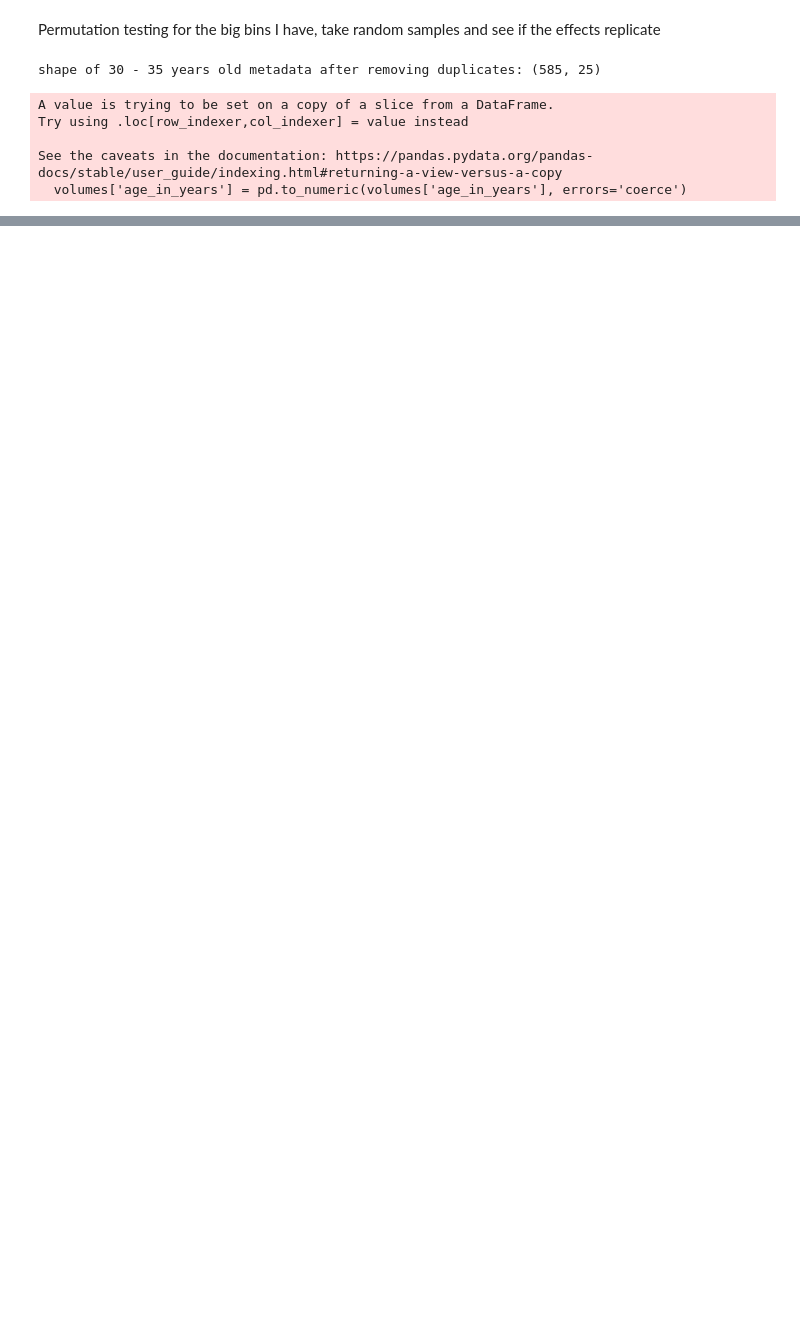
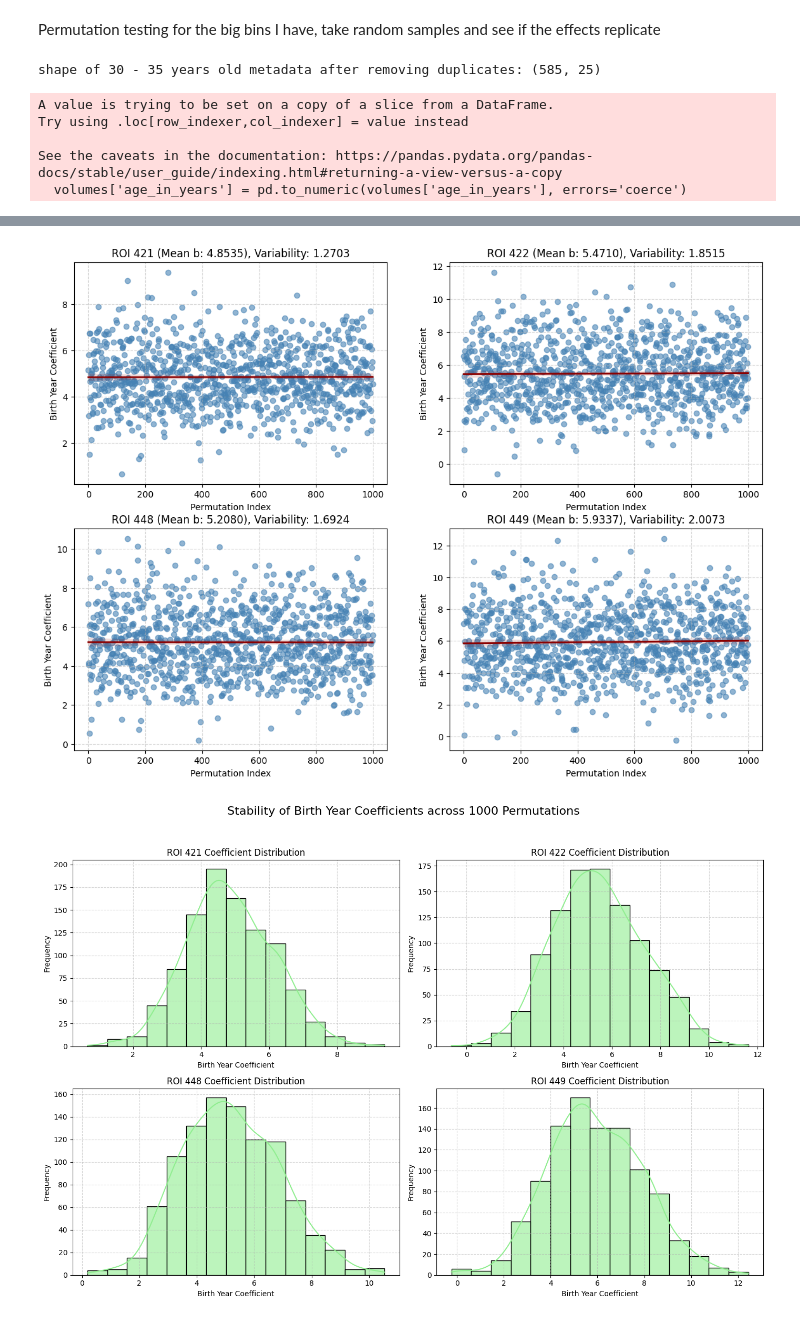
Before and after one commit to GaiaNegev13/legacy_pipe, a Jupyter notebook: scripts/step11_perm_testing.ipynb, the cells around one changed output, grey strips where cells are left out. Saved outputs shown, nothing was run; the diff lists cells and outputs as text; code cells hidden in the pictures; blank space fills up the shorter version.

```diff
--- a/scripts/step11_perm_testing.ipynb
+++ b/scripts/step11_perm_testing.ipynb
@@ -194,0 +121,60 @@ Running 50 stability permutations...
+# %%
+import seaborn as sns
+
+# --- 2. Visualization: Specific ROI Scatter Plots ---
+# Create 2 plots with 2x2 grid for the 4 target ROIs
+fig1, axes = plt.subplots(2, 2, figsize=(14, 10)) # scatter plots
+fig2, axes2 = plt.subplots(2, 2, figsize=(14, 10)) # histograms
+axes = axes.flatten()
+axes2 = axes2.flatten()
+
+for i, roi in enumerate(roi_list):
+    if roi in coef_accumulator and len(coef_accumulator[roi]) > 0:
+        # Create a temporary dataframe for this ROI's results
+        df_roi_viz = pd.DataFrame({
+            'Permutation': range(len(coef_accumulator[roi])),
+            'Beta': coef_accumulator[roi]
+        })
+
+        # Plot scatter + regression line
+        sns.regplot(
+            data=df_roi_viz,
+            x='Permutation',
+            y='Beta',
+            ax=axes[i],
+            scatter_kws={'alpha': 0.6, 'color': 'steelblue'},
+            line_kws={'color': 'darkred', 'lw': 2}
+        )
+
+        # Plot histogram
+        sns.histplot(
+            data=df_roi_viz,
+            x='Beta',
+            bins=15,
+            kde=True,
+            ax=axes2[i],
+            color='lightgreen',
+            alpha=0.6
+        )
+
+        # Calculate mean and stats for the title of both plots
+        mean_val = np.mean(coef_accumulator[roi])
+        axes[i].set_title(f'ROI {roi} (Mean b: {mean_val:.4f}), Variability: {np.std(coef_accumulator[roi]):.4f}')
+        axes[i].set_xlabel('Permutation Index')
+        axes[i].set_ylabel('Birth Year Coefficient')
+        axes[i].grid(True, linestyle='--', alpha=0.5)
+        axes2[i].set_title(f'ROI {roi} Coefficient Distribution')
+        axes2[i].set_xlabel('Birth Year Coefficient')
+        axes2[i].set_ylabel('Frequency')
+        axes2[i].grid(True, linestyle='--', alpha=0.5)
+    else:
+        axes[i].set_title(f'ROI {roi} (No data available)')
+        axes2[i].set_title(f'ROI {roi} (No data available)')
+
+
+plt.suptitle(f'Stability of Birth Year Coefficients across {N_PERMUTATIONS} Permutations', fontsize=16)
+plt.tight_layout(rect=[0, 0.03, 1, 0.95])
+plt.show()
+# %% [output]
+[figure, added]
+[figure, added]
```
Also changed, not shown: parts of 3 cells of this notebook, 2 other files.
